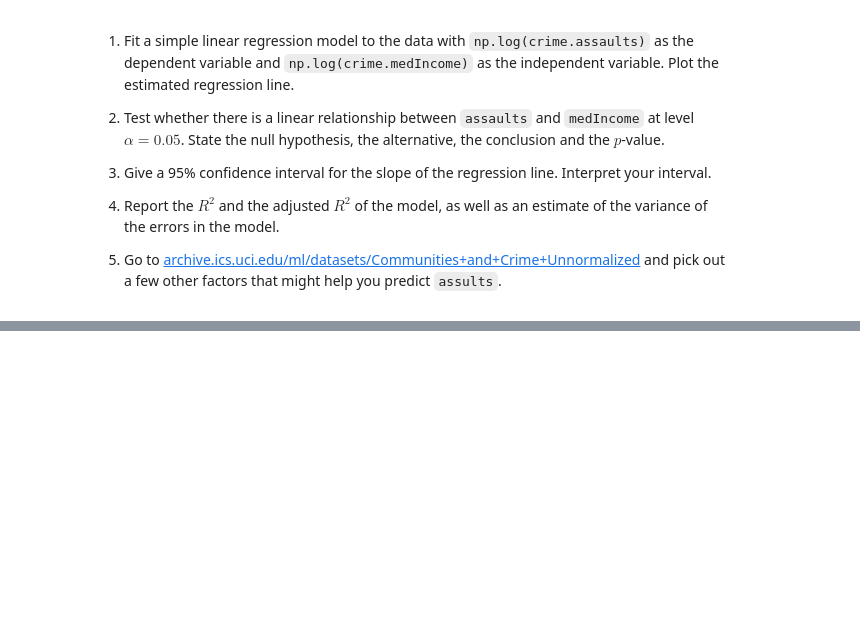
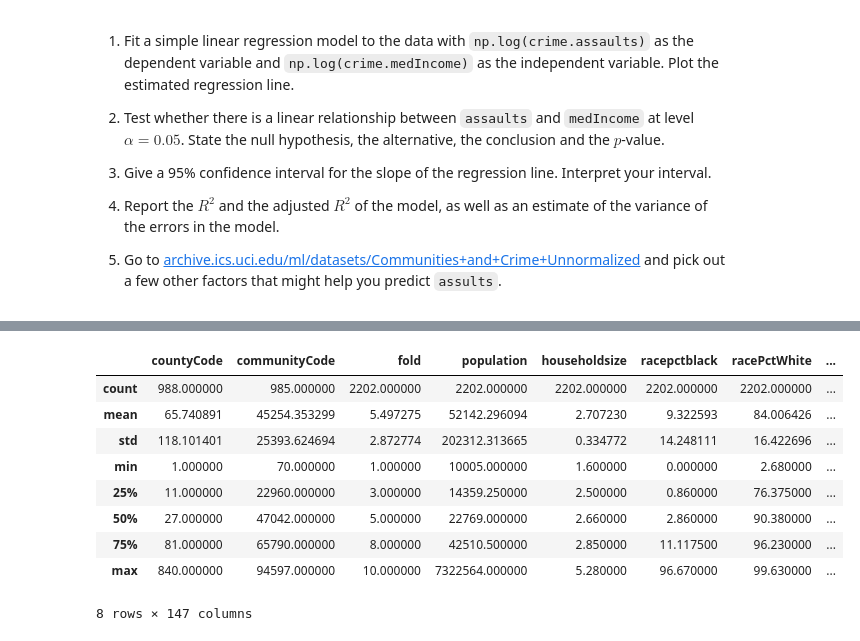
Before and after one commit to ruthwlw/DAT_SF_14, a Jupyter notebook: labs/6_regression_and_regularization-Copy1.ipynb, the cells around one changed output, grey strips where cells are left out. Drawn from its saved outputs; the diff is of its cells as text; code cells hidden in the pictures; blank space fills up the shorter version.

```diff
--- a/labs/6_regression_and_regularization-Copy1.ipynb
+++ b/labs/6_regression_and_regularization-Copy1.ipynb
@@ -399,0 +469,15 @@ crime = pd.read_csv("http://archive.ics.uci.edu/ml/machine-learning-databases/00
+# %%
+#remove nulls
+crime_no_nulls = crime[crime.Y.notnull()]
+crime_no_nulls.describe()
+# %% [output]
+|  | countyCode | communityCode | fold | population | householdsize | racepctblack | racePctWhite | ... |
+| count | 988.000000 | 985.000000 | 2202.000000 | 2202.000000 | 2202.000000 | 2202.000000 | 2202.000000 | ... |
+| mean | 65.740891 | 45254.353299 | 5.497275 | 52142.296094 | 2.707230 | 9.322593 | 84.006426 | ... |
+| std | 118.101401 | 25393.624694 | 2.872774 | 202312.313665 | 0.334772 | 14.248111 | 16.422696 | ... |
+| min | 1.000000 | 70.000000 | 1.000000 | 10005.000000 | 1.600000 | 0.000000 | 2.680000 | ... |
+| 25% | 11.000000 | 22960.000000 | 3.000000 | 14359.250000 | 2.500000 | 0.860000 | 76.375000 | ... |
+| 50% | 27.000000 | 47042.000000 | 5.000000 | 22769.000000 | 2.660000 | 2.860000 | 90.380000 | ... |
+| 75% | 81.000000 | 65790.000000 | 8.000000 | 42510.500000 | 2.850000 | 11.117500 | 96.230000 | ... |
+| max | 840.000000 | 94597.000000 | 10.000000 | 7322564.000000 | 5.280000 | 96.670000 | 99.630000 | ... |
+8 rows × 147 columns
```
Also changed, not shown: parts of 18 cells of this notebook.
